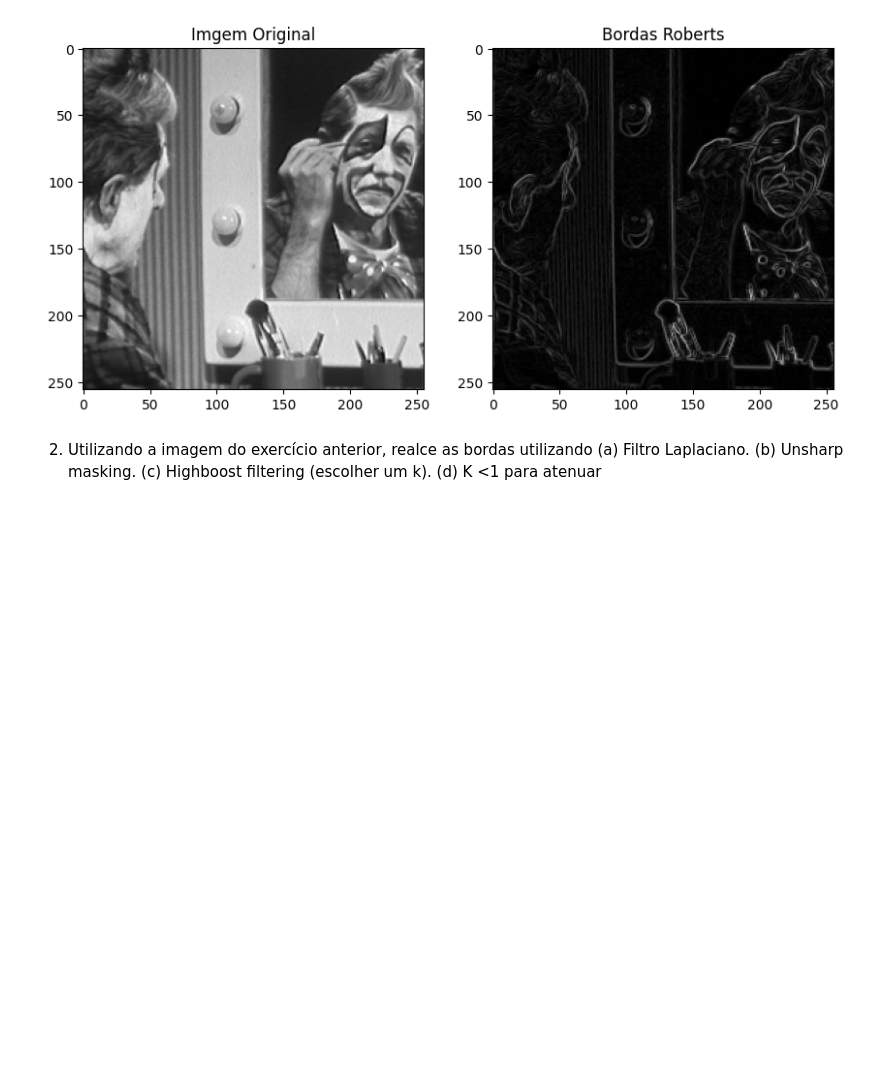
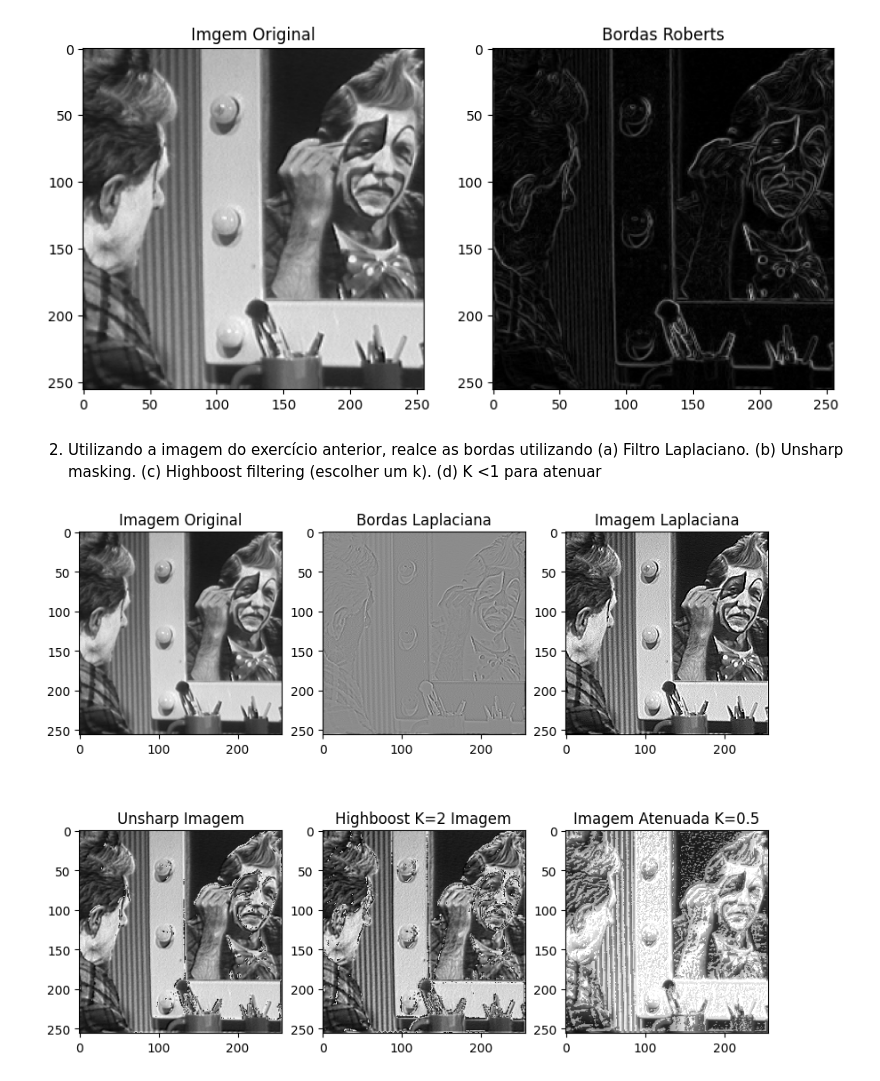
Before and after one commit to HelvesPallin/ppgco-ufu, a Jupyter notebook: ProcessamentoDigitalImagens/lab05/Lab05.ipynb, the cells around one changed output. Saved outputs shown, nothing was run; the diff lists cells and outputs as text; code cells hidden in the pictures; blank space fills up the shorter version.

```diff
--- a/ProcessamentoDigitalImagens/lab05/Lab05.ipynb
+++ b/ProcessamentoDigitalImagens/lab05/Lab05.ipynb
@@ -64,3 +65,44 @@ axarr2.title.set_text("Bordas Roberts")
 [figure]
 # %% [markdown]
 2. Utilizando a imagem do exercício anterior, realce as bordas utilizando (a) Filtro Laplaciano. (b) Unsharp masking. (c) Highboost filtering (escolher um k). (d) K <1 para atenuar
+# %%
+maskLaplac = np.array([ [0, 1, 0],
+                        [1, -4, 1],
+                        [0, 1, 0]])
+
+def realceMask(img):
+    mediaMask = 3
+    imgY, imgX = img.shape
+    imgMedia = np.zeros_like(img)
+
+    for i in range(imgY):
+        for j in range(imgX):
+            mask = img[i:i+mediaMask, j:j+mediaMask]
+            imgMedia[i,j] = np.sum(mask)/(mediaMask**2)
+
+    realceMask = img - imgMedia
+    return realceMask
+
+laplacBorders = convolve2d(img, maskLaplac, mode='same', boundary='wrap')
+laplacImgBorders = normalize(laplacBorders)
+laplacImg = img-laplacBorders
+
+unsharpImg = img+(realceMask(img))
+highboostImg = img+(2*realceMask(img))
+atenuadaImg = img+(0.5*realceMask(img))
+
+f, ex2 = plt.subplots(2,3, figsize = (10,8))
+ex2[0,0].imshow(img, cmap='gray', vmin=0, vmax=255)
+ex2[0,0].title.set_text("Imagem Original")
+ex2[0,1].imshow(laplacImgBorders, cmap='gray', vmin=0, vmax=255)
+ex2[0,1].title.set_text("Bordas Laplaciana")
+ex2[0,2].imshow(laplacImg, cmap='gray', vmin=0, vmax=255)
+ex2[0,2].title.set_text("Imagem Laplaciana")
+ex2[1,0].imshow(unsharpImg, cmap='gray', vmin=0, vmax=255)
+ex2[1,0].title.set_text("Unsharp Imagem")
+ex2[1,1].imshow(highboostImg, cmap='gray', vmin=0, vmax=255)
+ex2[1,1].title.set_text("Highboost K=2 Imagem")
+ex2[1,2].imshow(atenuadaImg, cmap='gray', vmin=0, vmax=255)
+ex2[1,2].title.set_text("Imagem Atenuada K=0.5")
+# %% [output]
+[figure, added]
```
Also changed, not shown: parts of 5 cells of this notebook, 1 other file.
